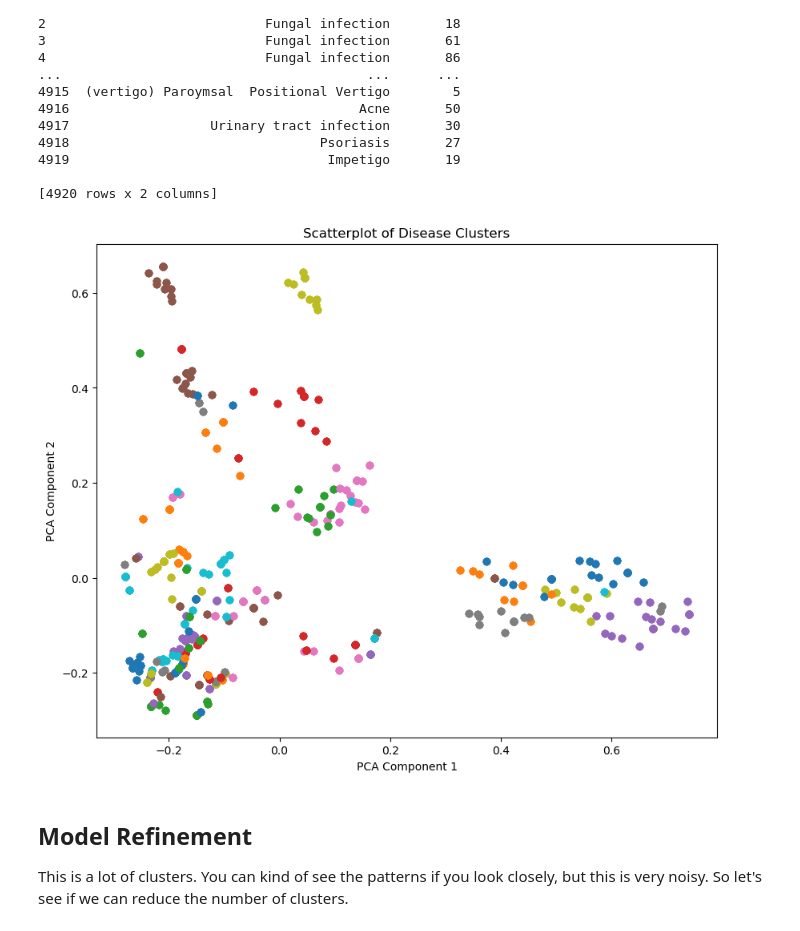
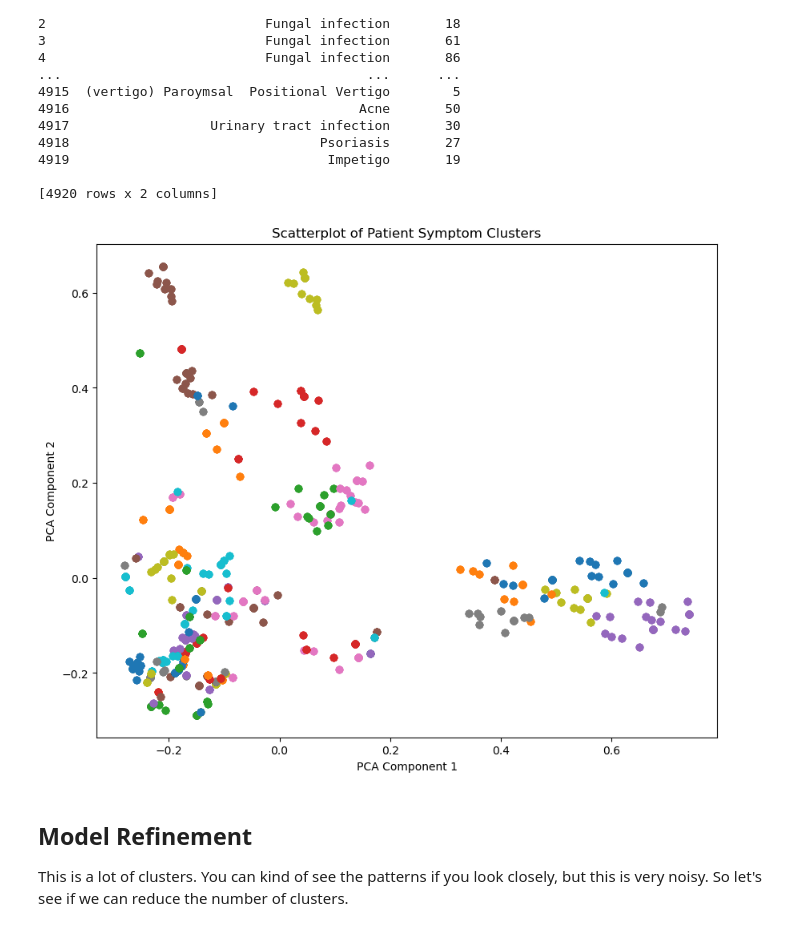
Before and after one commit to dvanbooven/unsupervised_project, a Jupyter notebook: Unsupervised_final_project.ipynb, the cells around one changed output. Drawn from its saved outputs; the diff is of its cells as text; code cells hidden in the pictures.

```diff
--- a/Unsupervised_final_project.ipynb
+++ b/Unsupervised_final_project.ipynb
@@ -184,25 +206,25 @@ print(data[['Disease', 'Cluster']])
 # %%
 # The dendrogram is nice, but let's do a PCA that will show us a scatterplot of the disease clusters
 
 from sklearn.decomposition import PCA
 
 pca = PCA(n_components=2)
 reduced_data = pca.fit_transform(tfidf_matrix.toarray())
 
 plt.figure(figsize=(10, 8))
 for cluster in sorted(data['Cluster'].unique()):
     cluster_data = reduced_data[data['Cluster'] == cluster]
     plt.scatter(
         cluster_data[:, 0], cluster_data[:, 1],
         label=f'Cluster {cluster}', alpha=0.7
     )
 
-plt.title("Scatterplot of Disease Clusters")
+plt.title("Scatterplot of Patient Symptom Clusters")
 plt.xlabel("PCA Component 1")
 plt.ylabel("PCA Component 2")
 plt.show()
 # %% [output]
-[figure, old version]
+[figure, new version]
 # %% [markdown]
 ## Model Refinement
 
```
Also changed, not shown: parts of 11 cells of this notebook, 1 other file.
